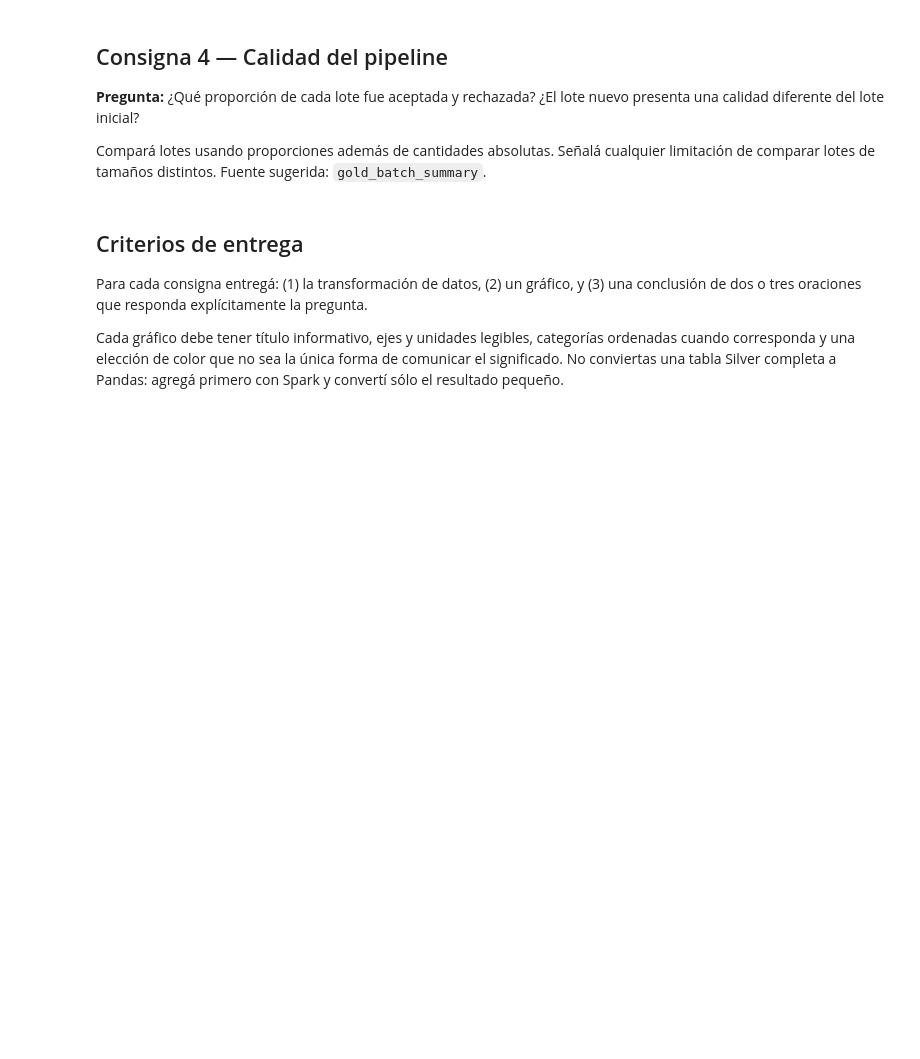
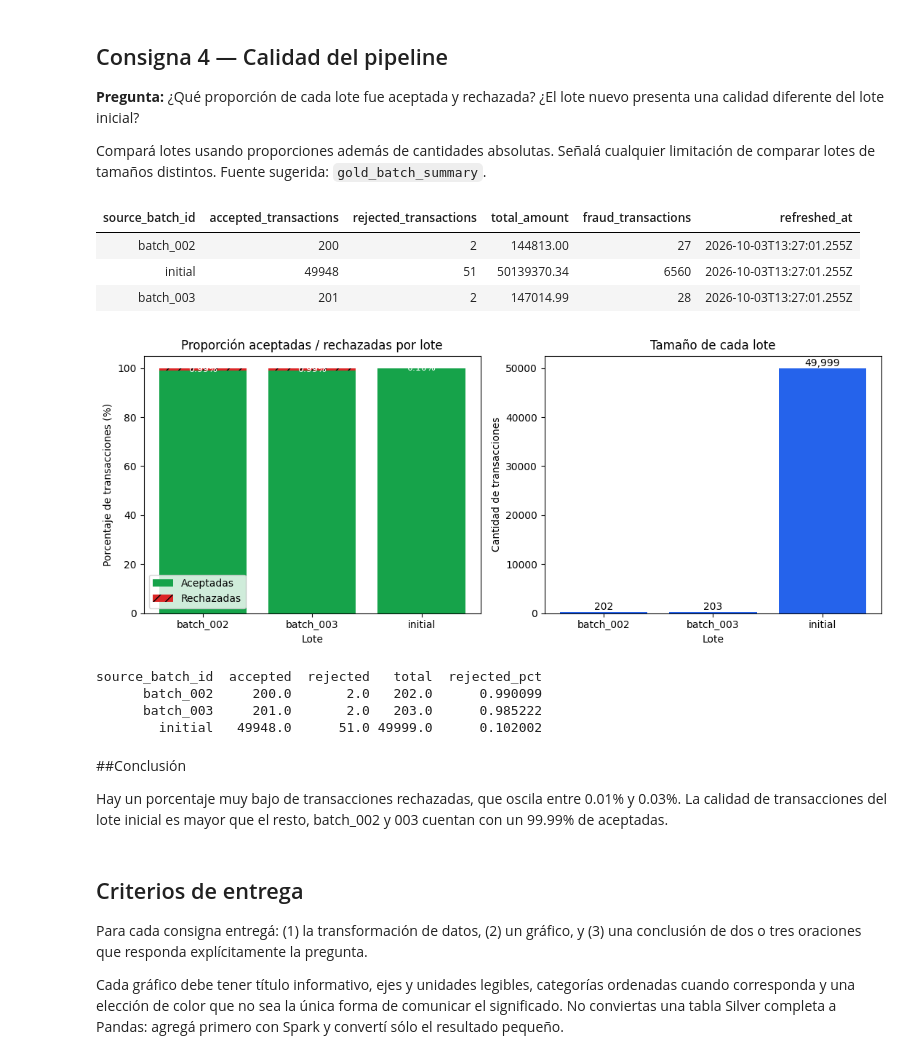
Before and after one commit to belupena/mi-primer-proyecto, a Jupyter notebook: resolucion-practica-2/05_visualizacion.ipynb, the cells around one changed output. Drawn from its saved outputs; the diff is of its cells as text; code cells hidden in the pictures; blank space fills up the shorter version.

```diff
--- a/resolucion-practica-2/05_visualizacion.ipynb
+++ b/resolucion-practica-2/05_visualizacion.ipynb
@@ -86,3 +217,55 @@ Compará lotes usando proporciones además de cantidades absolutas. Señalá cua
+# %%
+BATCH_COL = "source_batch_id"
+
+summary = spark.table(batch)
+display(summary)  # para ver las columnas reales
+
+pdf = summary.toPandas()
+pdf["accepted"] = pdf["accepted_transactions"].astype(float)
+pdf["rejected"] = pdf["rejected_transactions"].astype(float)
+pdf["total"] = pdf["accepted"] + pdf["rejected"]
+pdf["accepted_pct"] = pdf["accepted"] / pdf["total"] * 100
+pdf["rejected_pct"] = pdf["rejected"] / pdf["total"] * 100
+pdf = pdf.sort_values(BATCH_COL)
+labels = pdf[BATCH_COL].astype(str)
+
+fig, (ax1, ax2) = plt.subplots(1, 2, figsize=(11, 4.5))
+
+ax1.bar(labels, pdf["accepted_pct"], color="#16a34a", label="Aceptadas")
+ax1.bar(labels, pdf["rejected_pct"], bottom=pdf["accepted_pct"], color="#dc2626", hatch="//", label="Rechazadas")
+ax1.set_title("Proporción aceptadas / rechazadas por lote")
+ax1.set_xlabel("Lote")
+ax1.set_ylabel("Porcentaje de transacciones (%)")
+ax1.legend()
+for i, v in enumerate(pdf["rejected_pct"]):
+    ax1.text(i, 100 - v / 2, f"{v:.2f}%", ha="center", va="center", color="white", fontsize=9)
+
+ax2.bar(labels, pdf["total"], color="#2563eb")
+ax2.set_title("Tamaño de cada lote")
+ax2.set_xlabel("Lote")
+ax2.set_ylabel("Cantidad de transacciones")
+for i, v in enumerate(pdf["total"]):
+    ax2.text(i, v, f"{int(v):,}", ha="center", va="bottom")
+
+fig.tight_layout()
+plt.show()
+
+print(pdf[[BATCH_COL, "accepted", "rejected", "total", "rejected_pct"]].to_string(index=False))
+# %% [output]
+| source_batch_id | accepted_transactions | rejected_transactions | total_amount | fraud_transactions | refreshed_at |
+| batch_002 | 200 | 2 | 144813.00 | 27 | 2026-10-03T13:27:01.255Z |
+| initial | 49948 | 51 | 50139370.34 | 6560 | 2026-10-03T13:27:01.255Z |
+| batch_003 | 201 | 2 | 147014.99 | 28 | 2026-10-03T13:27:01.255Z |
+[figure, added]
+source_batch_id  accepted  rejected   total  rejected_pct
+      batch_002     200.0       2.0   202.0      0.990099
+      batch_003     201.0       2.0   203.0      0.985222
+        initial   49948.0      51.0 49999.0      0.102002
+# %% [markdown]
+##Conclusión
+
+Hay un porcentaje muy bajo de transacciones rechazadas, que oscila entre 0.01% y 0.03%.
+La calidad de transacciones del lote inicial es mayor que el resto, batch_002 y 003 cuentan con un 99.99% de aceptadas.
 # %% [markdown]
 ## Criterios de entrega
 
```
Also changed, not shown: parts of 10 cells of this notebook.
